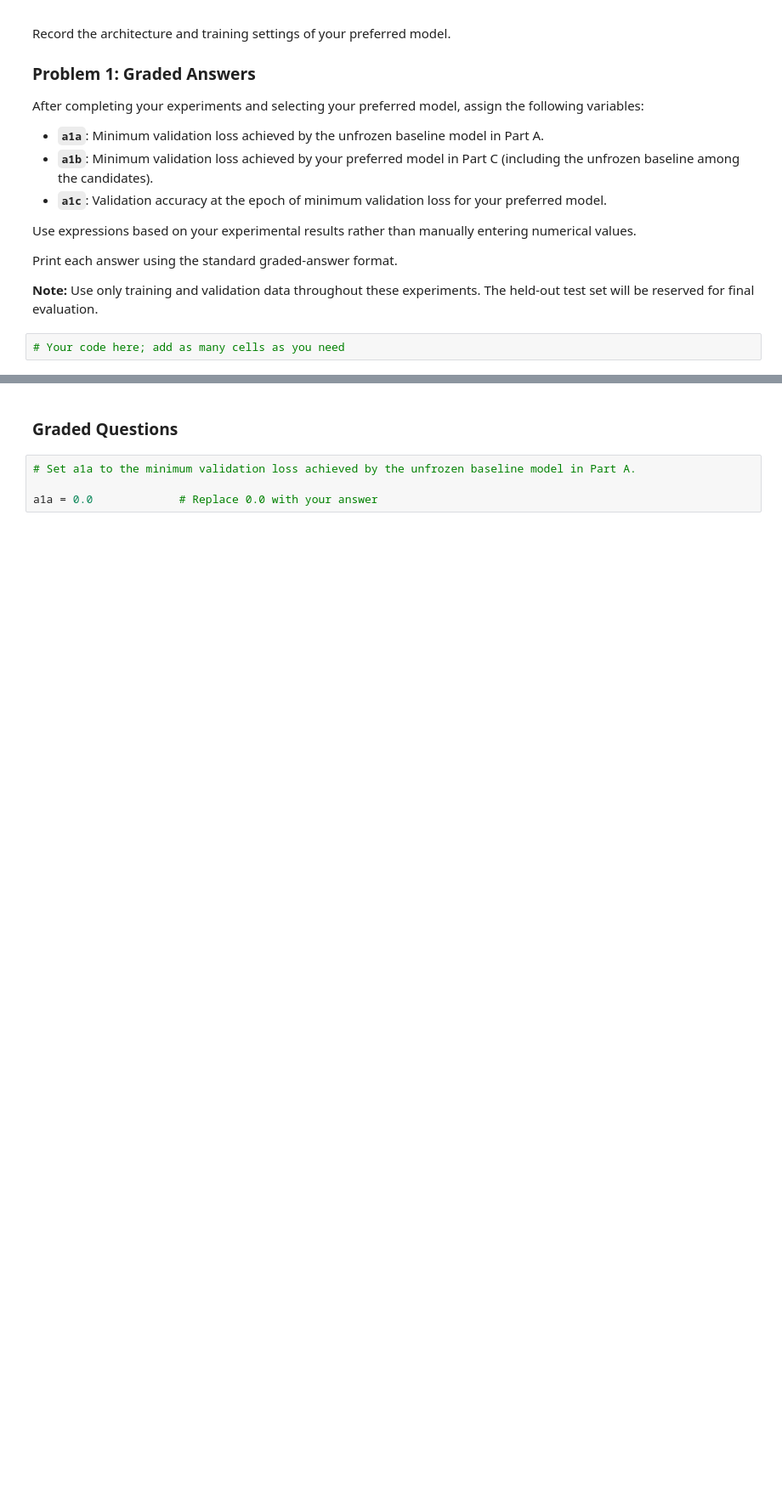
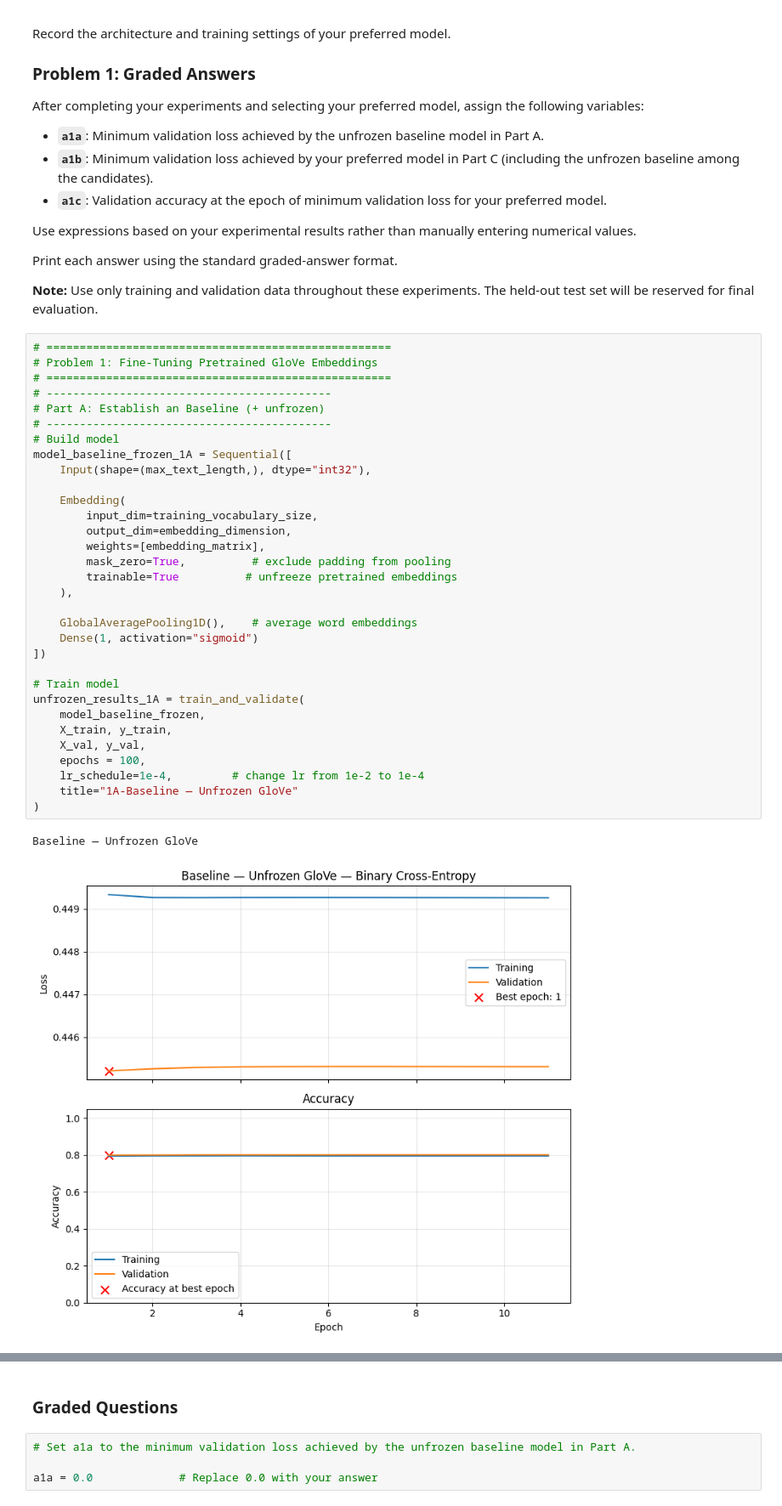
Before and after one commit to veniola/DX703-Assignments, a Jupyter notebook: Homework_07.ipynb, the cells around one changed output, grey strips where cells are left out. Shown at 85% size. Drawn from its saved outputs; the diff is of its cells as text; blank space fills up the shorter version.

Commit message:
Started Problem 1

```diff
--- a/Homework_07.ipynb
+++ b/Homework_07.ipynb
@@ -802,5 +826,38 @@ Use expressions based on your experimental results rather than manually entering
 Print each answer using the standard graded-answer format.
 
 **Note:** Use only training and validation data throughout these experiments. The held-out test set will be reserved for final evaluation.
-# %%
-# Your code here; add as many cells as you need
+# %%
+# ====================================================
+# Problem 1: Fine-Tuning Pretrained GloVe Embeddings
+# ====================================================
+# -------------------------------------------
+# Part A: Establish an Baseline (+ unfrozen)
+# -------------------------------------------
+# Build model
+model_baseline_frozen_1A = Sequential([
+    Input(shape=(max_text_length,), dtype="int32"),
+
+    Embedding(
+        input_dim=training_vocabulary_size,
+        output_dim=embedding_dimension,
+        weights=[embedding_matrix],
+        mask_zero=True,          # exclude padding from pooling
+        trainable=True          # unfreeze pretrained embeddings
+    ),
+
+    GlobalAveragePooling1D(),    # average word embeddings
+    Dense(1, activation="sigmoid")
+])
+
+# Train model
+unfrozen_results_1A = train_and_validate(
+    model_baseline_frozen,
+    X_train, y_train,
+    X_val, y_val,
+    epochs = 100,
+    lr_schedule=1e-4,         # change lr from 1e-2 to 1e-4
+    title="1A-Baseline — Unfrozen GloVe"
+)
+# %% [output]
+Baseline — Unfrozen GloVe
+[figure, added]
```
Also changed, not shown: parts of 9 cells of this notebook.
